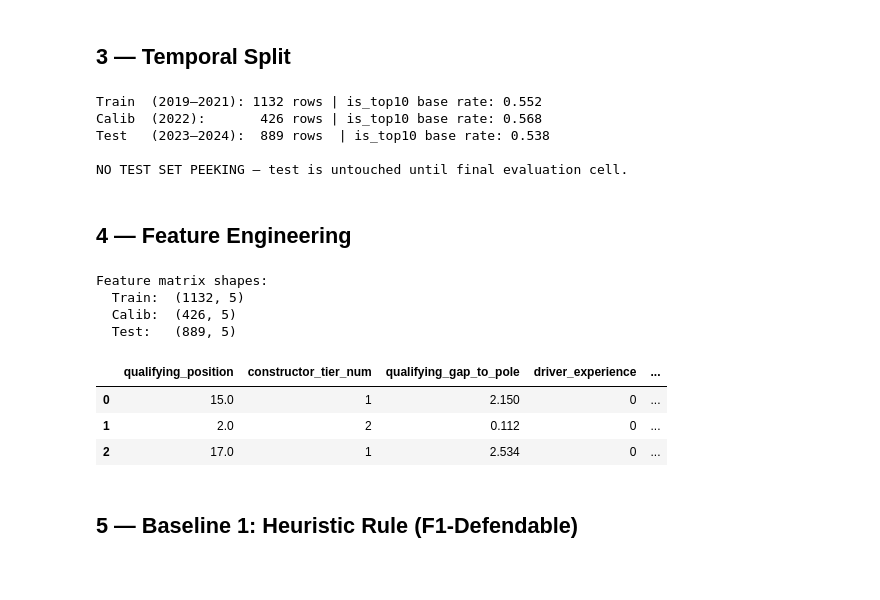
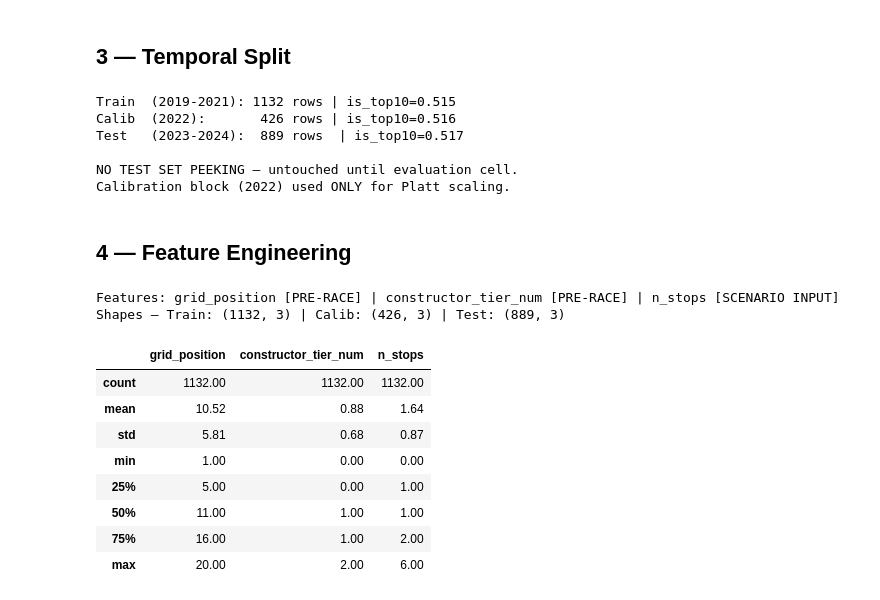
Before and after one commit to dvni7/hito1, a Jupyter notebook: hito1_baseline.ipynb, the cells around one changed output. Saved outputs shown, nothing was run; the diff lists cells and outputs as text; code cells hidden in the pictures; blank space fills up the shorter version.

```diff
--- a/hito1_baseline.ipynb
+++ b/hito1_baseline.ipynb
@@ -135,50 +133,48 @@ train = df[df['season'].isin(TRAIN_SEASONS)].copy()
 calib = df[df['season'].isin(CALIB_SEASONS)].copy()
 test  = df[df['season'].isin(TEST_SEASONS)].copy()
 
-print(f'Train  (2019–2021): {len(train):4d} rows | is_top10 base rate: {train["is_top10"].mean():.3f}')
-print(f'Calib  (2022):      {len(calib):4d} rows | is_top10 base rate: {calib["is_top10"].mean():.3f}')
-print(f'Test   (2023–2024): {len(test):4d} rows  | is_top10 base rate: {test["is_top10"].mean():.3f}')
+print(f'Train  (2019-2021): {len(train):4d} rows | is_top10={train["is_top10"].mean():.3f}')
+print(f'Calib  (2022):      {len(calib):4d} rows | is_top10={calib["is_top10"].mean():.3f}')
+print(f'Test   (2023-2024): {len(test):4d} rows  | is_top10={test["is_top10"].mean():.3f}')
 print()
-print('NO TEST SET PEEKING — test is untouched until final evaluation cell.')
+print('NO TEST SET PEEKING — untouched until evaluation cell.')
+print('Calibration block (2022) used ONLY for Platt scaling.')
 # %% [output]
-Train  (2019–2021): 1132 rows | is_top10 base rate: 0.552
-Calib  (2022):       426 rows | is_top10 base rate: 0.568
-Test   (2023–2024):  889 rows  | is_top10 base rate: 0.538
+Train  (2019-2021): 1132 rows | is_top10=0.515
+Calib  (2022):       426 rows | is_top10=0.516
+Test   (2023-2024):  889 rows  | is_top10=0.517
 
-NO TEST SET PEEKING — test is untouched until final evaluation cell.
+NO TEST SET PEEKING — untouched until evaluation cell.
+Calibration block (2022) used ONLY for Platt scaling.
 # %% [markdown]
 ## 4 — Feature Engineering
 # %%
-TIER_MAP = {'top': 2, 'mid': 1, 'back': 0}
+TIER_MAP = {'front': 2, 'midfield': 1, 'backmarker': 0}
 
-def prepare_features(split_df):
-    X = pd.DataFrame()
-    X['qualifying_position']      = split_df['qualifying_position'].fillna(20)
-    X['constructor_tier_num']     = split_df['constructor_tier'].map(TIER_MAP).fillna(1)
-    X['qualifying_gap_to_pole']   = split_df['qualifying_gap_to_pole_sec'].fillna(
-        split_df['qualifying_gap_to_pole_sec'].median()
-    )
-    X['driver_experience']        = split_df['driver_experience_races'].fillna(0)
-    X['driver_recent_dnf_rate']   = split_df['driver_recent_dnf_rate'].fillna(0)
+def build_features(split_df):
+    X = pd.DataFrame(index=split_df.index)
+    X['grid_position']        = split_df['grid_position'].fillna(20)
+    X['constructor_tier_num'] = split_df['constructor_tier'].map(TIER_MAP).fillna(1)
+    # n_stops: SCENARIO INPUT — declared in leakage audit
+    X['n_stops']              = split_df['n_stops'].fillna(1)
     return X
 
-X_train = prepare_features(train);  y_train = train['is_top10']
-X_calib = prepare_features(calib);  y_calib = calib['is_top10']
-X_test  = prepare_features(test);   y_test  = test['is_top10']
+X_train = build_features(train); y_train = train['is_top10']
+X_calib = build_features(calib); y_calib = calib['is_top10']
+X_test  = build_features(test);  y_test  = test['is_top10']
 
-print('Feature matrix shapes:')
-print(f'  Train:  {X_train.shape}')
-print(f'  Calib:  {X_calib.shape}')
-print(f'  Test:   {X_test.shape}')
-X_train.head(3)
+print('Features: grid_position [PRE-RACE] | constructor_tier_num [PRE-RACE] | n_stops [SCENARIO INPUT]')
+print(f'Shapes — Train: {X_train.shape} | Calib: {X_calib.shape} | Test: {X_test.shape}')
+X_train.describe().round(2)
 # %% [output]
-Feature matrix shapes:
-  Train:  (1132, 5)
-  Calib:  (426, 5)
-  Test:   (889, 5)
+Features: grid_position [PRE-RACE] | constructor_tier_num [PRE-RACE] | n_stops [SCENARIO INPUT]
+Shapes — Train: (1132, 3) | Calib: (426, 3) | Test: (889, 3)
-|  | qualifying_position | constructor_tier_num | qualifying_gap_to_pole | driver_experience | ... |
-| 0 | 15.0 | 1 | 2.150 | 0 | ... |
-| 1 | 2.0 | 2 | 0.112 | 0 | ... |
-| 2 | 17.0 | 1 | 2.534 | 0 | ... |
+|  | grid_position | constructor_tier_num | n_stops |
+| count | 1132.00 | 1132.00 | 1132.00 |
+| mean | 10.52 | 0.88 | 1.64 |
+| std | 5.81 | 0.68 | 0.87 |
+| min | 1.00 | 0.00 | 0.00 |
+| 25% | 5.00 | 0.00 | 1.00 |
+| 50% | 11.00 | 1.00 | 1.00 |
+| 75% | 16.00 | 1.00 | 2.00 |
+| max | 20.00 | 2.00 | 6.00 |
-# %% [markdown]
-## 5 — Baseline 1: Heuristic Rule (F1-Defendable)
```
Also changed, not shown: parts of 33 cells of this notebook, 2 other files.
